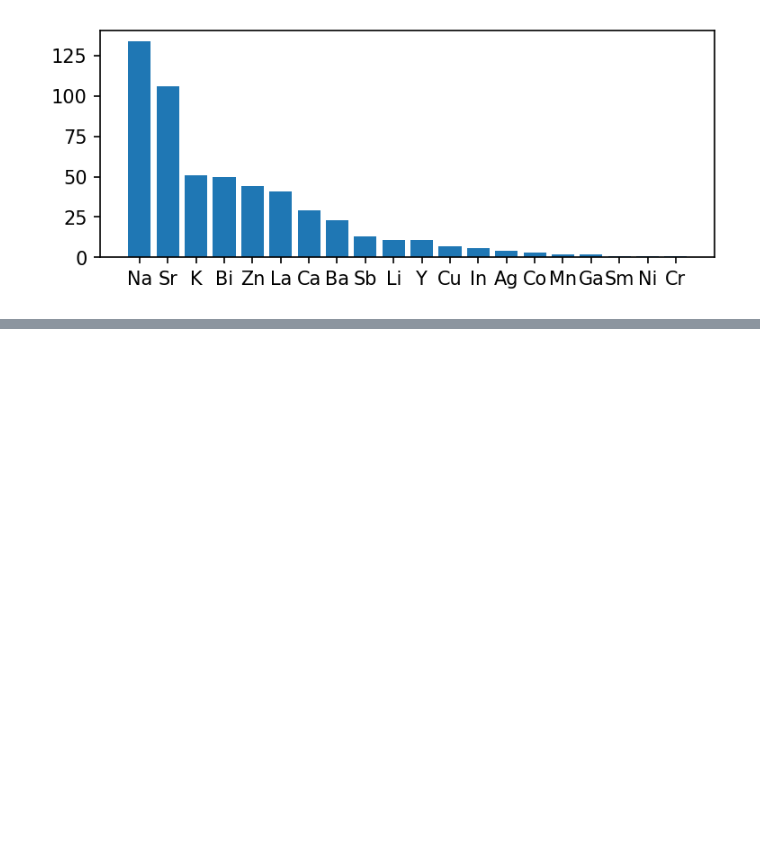
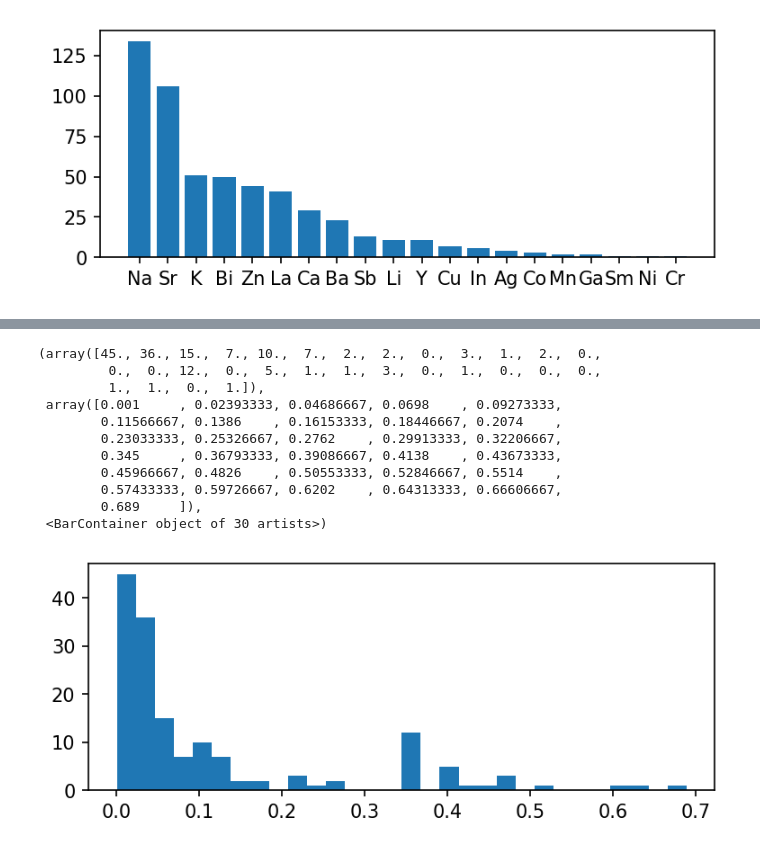
Before and after one commit to ShibataKenshin/Water_spliiting, a Jupyter notebook: water splitting perovskite.ipynb, the cells around one changed output, grey strips where cells are left out. Saved outputs shown, nothing was run; the diff lists cells and outputs as text; code cells hidden in the pictures; blank space fills up the shorter version.

```diff
--- a/water splitting perovskite.ipynb
+++ b/water splitting perovskite.ipynb
@@ -124,0 +176,18 @@ ax.bar(lis3, lis2, tick_label=lis1, align="center")
+# %%
+fig, ax = subplots(1, 1, figsize = (5, 2), dpi = 150, constrained_layout = True)
+df['A mole'].describe()
+bins = len(set(df['A mole'].dropna()))
+ax.hist(df['A1 mole'].dropna(),bins = 30)
+# %% [output]
+(array([45., 36., 15.,  7., 10.,  7.,  2.,  2.,  0.,  3.,  1.,  2.,  0.,
+         0.,  0., 12.,  0.,  5.,  1.,  1.,  3.,  0.,  1.,  0.,  0.,  0.,
+         1.,  1.,  0.,  1.]),
+ array([0.001     , 0.02393333, 0.04686667, 0.0698    , 0.09273333,
+        0.11566667, 0.1386    , 0.16153333, 0.18446667, 0.2074    ,
+        0.23033333, 0.25326667, 0.2762    , 0.29913333, 0.32206667,
+        0.345     , 0.36793333, 0.39086667, 0.4138    , 0.43673333,
+        0.45966667, 0.4826    , 0.50553333, 0.52846667, 0.5514    ,
+        0.57433333, 0.59726667, 0.6202    , 0.64313333, 0.66606667,
+        0.689     ]),
+ <BarContainer object of 30 artists>)
+[figure, added]
```
Also changed, not shown: parts of 4 cells of this notebook.
